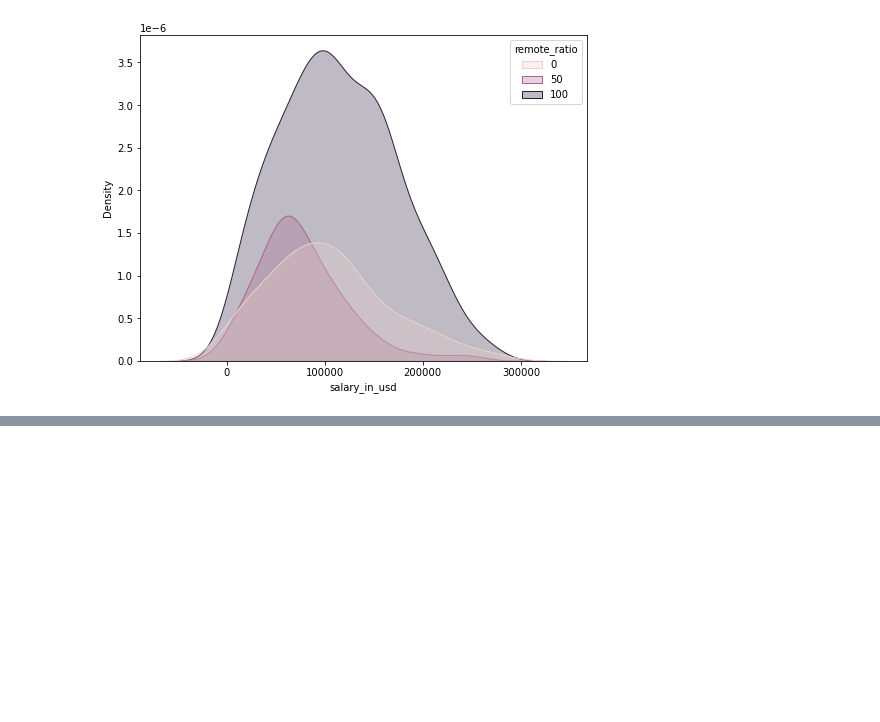
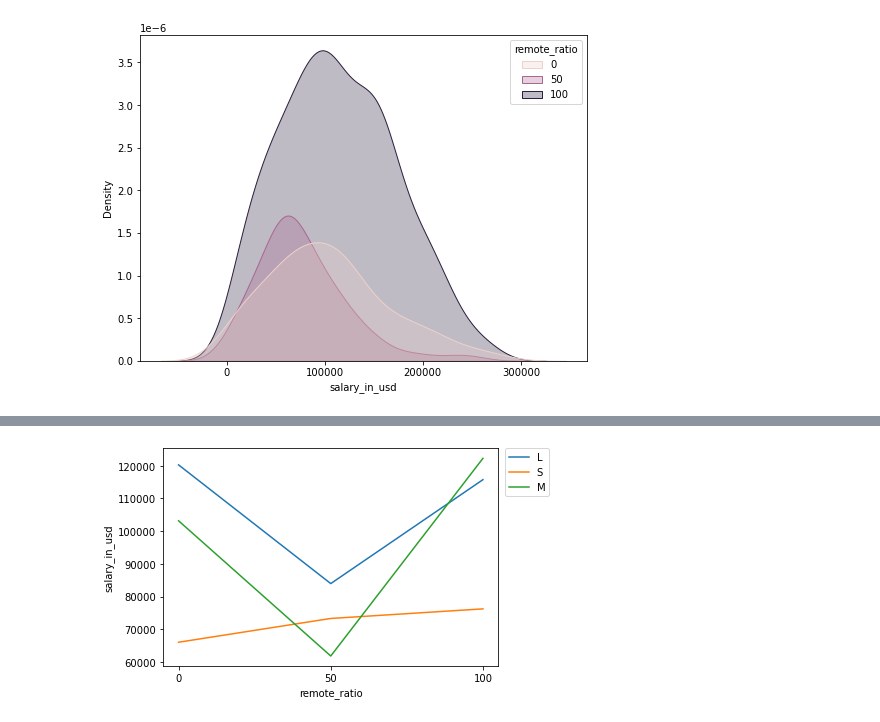
Before and after one commit to Moaaz-Mahmoud/Data-Science-Salaries-Analysis, a Jupyter notebook: notebook.ipynb, the cells around one changed output, grey strips where cells are left out. Drawn from its saved outputs; the diff is of its cells as text; code cells hidden in the pictures; blank space fills up the shorter version.

```diff
--- a/notebook.ipynb
+++ b/notebook.ipynb
@@ -351,0 +402,10 @@ sns.kdeplot(data=df,
+# %%
+sns.lineplot(data=df,
+             x='remote_ratio',
+             y='salary_in_usd',
+             hue='company_size',
+             err_style=None)
+plt.xticks([0, 50, 100])
+plt.legend(loc=(1.02, 0.78));
+# %% [output]
+[figure, added]
```
Also changed, not shown: parts of 9 cells of this notebook.
